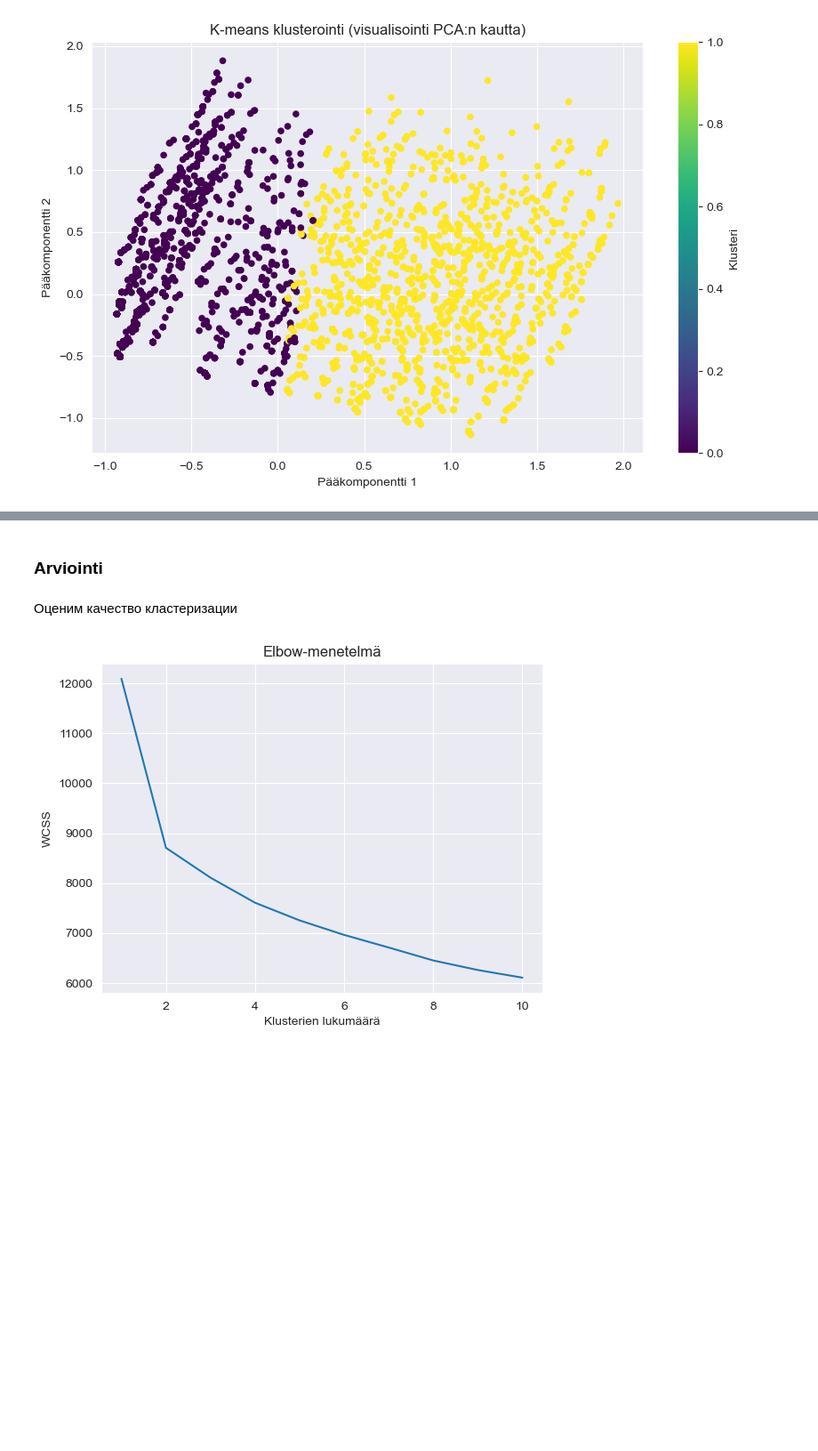
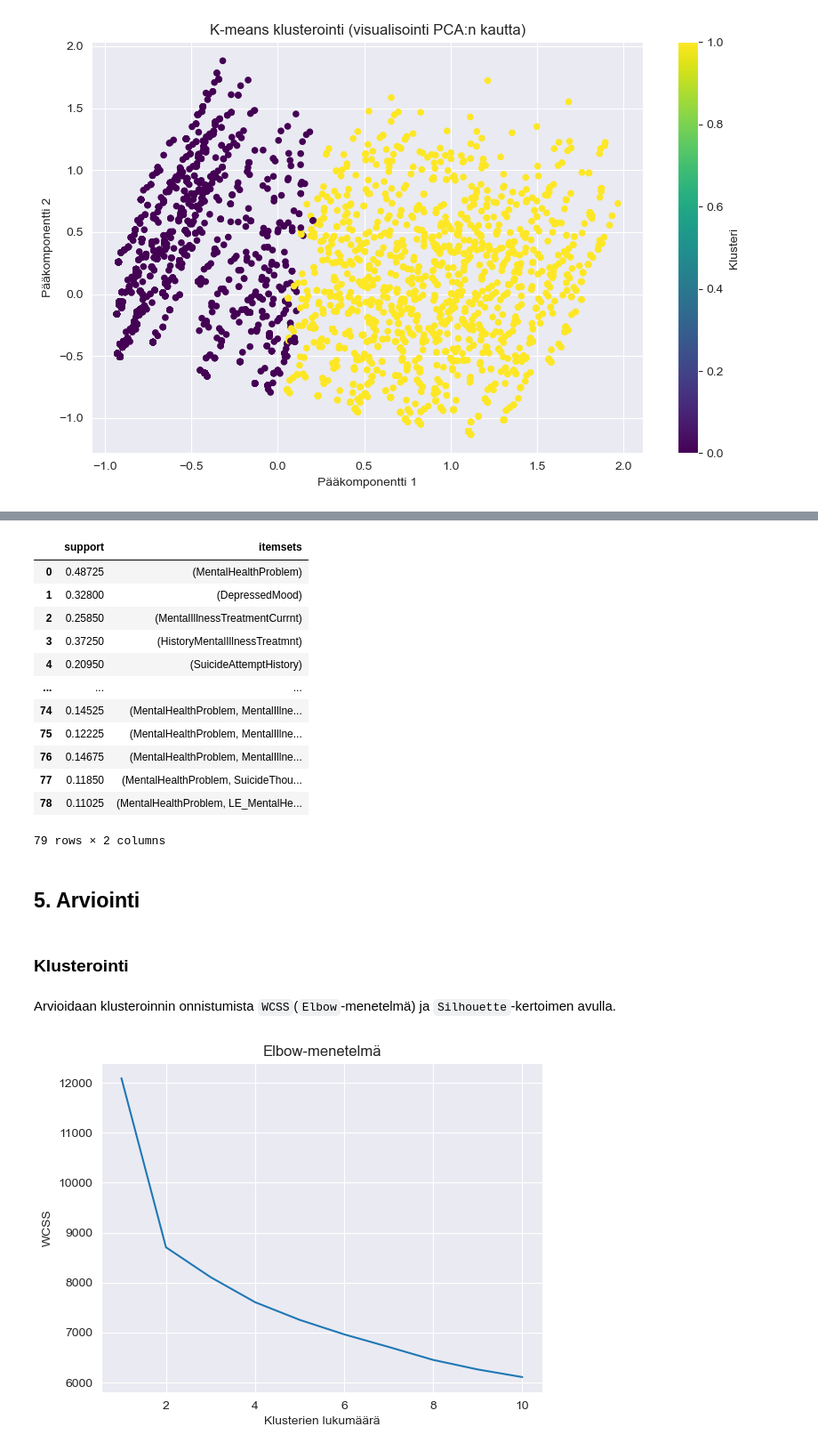
Before and after one commit to VladimirPiniazhin/Koneoppiminen, a Jupyter notebook: Harjoitustehtava.ipynb, the cells around one changed output, grey strips where cells are left out. Shown at 89% size. Drawn from its saved outputs; the diff is of its cells as text; code cells hidden in the pictures; blank space fills up the shorter version.

```diff
--- a/Harjoitustehtava.ipynb
+++ b/Harjoitustehtava.ipynb
@@ -211,0 +250,20 @@ memory usage: 515.8 KB
+# %%
+from mlxtend.frequent_patterns import apriori, association_rules
+
+# Etsetään usein esiintyviä aineistokokonaisuuksia
+frequent_itemsets = apriori(df_association, min_support=0.1, use_colnames=True)
+frequent_itemsets
+# %% [output]
+|  | support | itemsets |
+| 0 | 0.48725 | (MentalHealthProblem) |
+| 1 | 0.32800 | (DepressedMood) |
+| 2 | 0.25850 | (MentalIllnessTreatmentCurrnt) |
+| 3 | 0.37250 | (HistoryMentalIllnessTreatmnt) |
+| 4 | 0.20950 | (SuicideAttemptHistory) |
+| ... | ... | ... |
+| 74 | 0.14525 | (MentalHealthProblem, MentalIllne... |
+| 75 | 0.12225 | (MentalHealthProblem, MentalIllne... |
+| 76 | 0.14675 | (MentalHealthProblem, MentalIllne... |
+| 77 | 0.11850 | (MentalHealthProblem, SuicideThou... |
+| 78 | 0.11025 | (MentalHealthProblem, LE_MentalHe... |
+79 rows × 2 columns
@@ -212,7 +278,9 @@ memory usage: 515.8 KB
 # %% [markdown]
-### Arviointi
+## 5. Arviointi
+# %% [markdown]
+### Klusterointi
 # %% [markdown]
-Оценим качество кластеризации
+Arvioidaan klusteroinnin onnistumista `WCSS`(`Elbow`-menetelmä) ja `Silhouette`-kertoimen avulla.
 # %%
 import matplotlib.pyplot as plt
 
```
Also changed, not shown: parts of 35 cells of this notebook.
